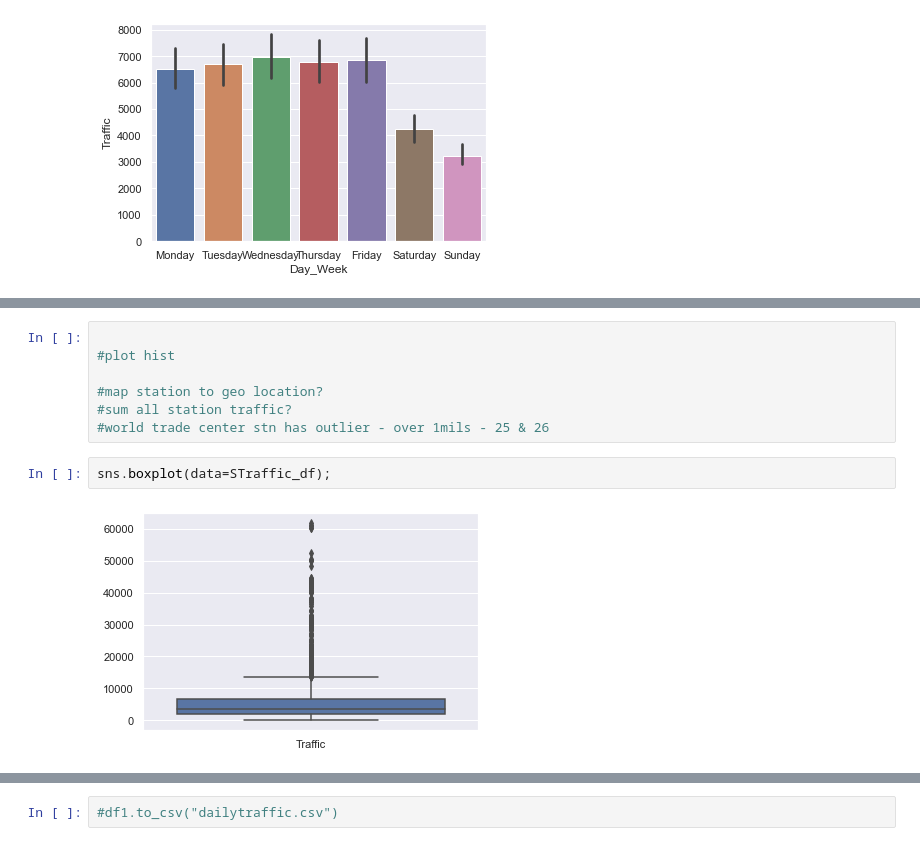
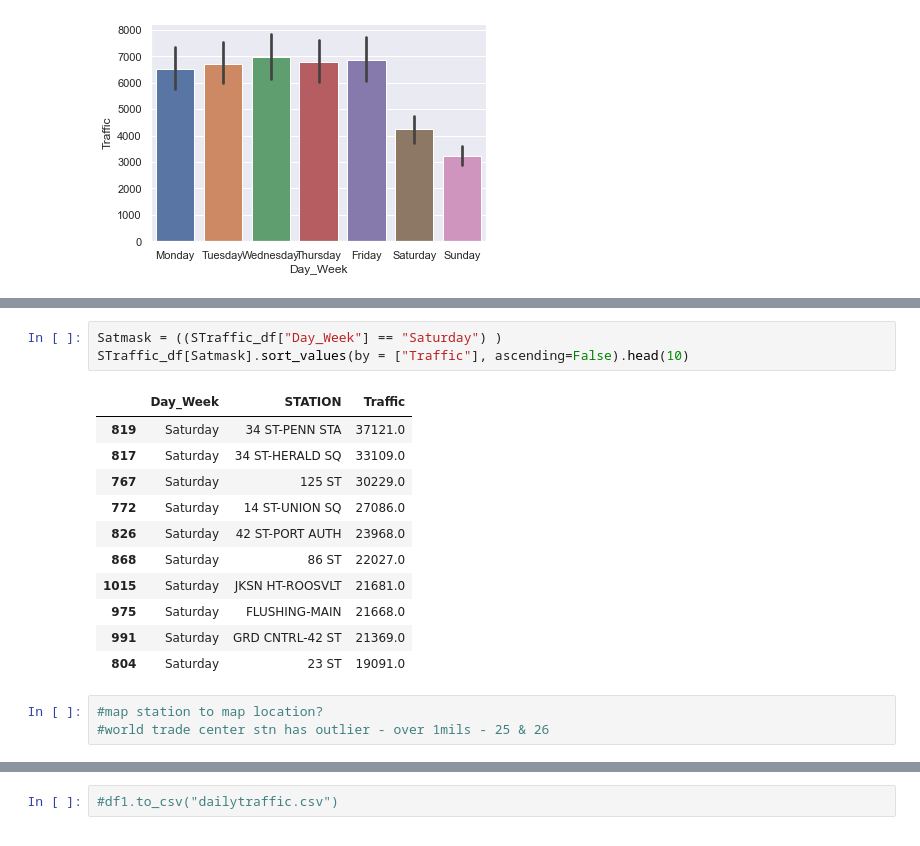
Before and after one commit to tanpengshi/Metis_Project_1_Exploratory_Data_Analysis, a Jupyter notebook: Xinni_Folder/P1-Copy1.ipynb, the cells around one changed output, grey strips where cells are left out. Saved outputs shown, nothing was run; the diff lists cells and outputs as text.

```diff
--- a/Xinni_Folder/P1-Copy1.ipynb
+++ b/Xinni_Folder/P1-Copy1.ipynb
@@ -359,11 +431,18 @@ sns.barplot(x = 'Day_Week',y='Traffic',data=STraffic_df,order=["Monday","Tuesday
+# %%
+Satmask = ((STraffic_df["Day_Week"] == "Saturday") )
+STraffic_df[Satmask].sort_values(by = ["Traffic"], ascending=False).head(10)
+# %% [output]
+|  | Day_Week | STATION | Traffic |
+| 819 | Saturday | 34 ST-PENN STA | 37121.0 |
+| 817 | Saturday | 34 ST-HERALD SQ | 33109.0 |
+| 767 | Saturday | 125 ST | 30229.0 |
+| 772 | Saturday | 14 ST-UNION SQ | 27086.0 |
+| 826 | Saturday | 42 ST-PORT AUTH | 23968.0 |
+| 868 | Saturday | 86 ST | 22027.0 |
+| 1015 | Saturday | JKSN HT-ROOSVLT | 21681.0 |
+| 975 | Saturday | FLUSHING-MAIN | 21668.0 |
+| 991 | Saturday | GRD CNTRL-42 ST | 21369.0 |
+| 804 | Saturday | 23 ST | 19091.0 |
 # %%
-
-#plot hist
-
-#map station to geo location?
-#sum all station traffic?
+#map station to map location?
 #world trade center stn has outlier - over 1mils - 25 & 26
-# %%
-sns.boxplot(data=STraffic_df);
-# %% [output]
-[figure, removed]
```
Also changed, not shown: parts of 14 cells of this notebook.
